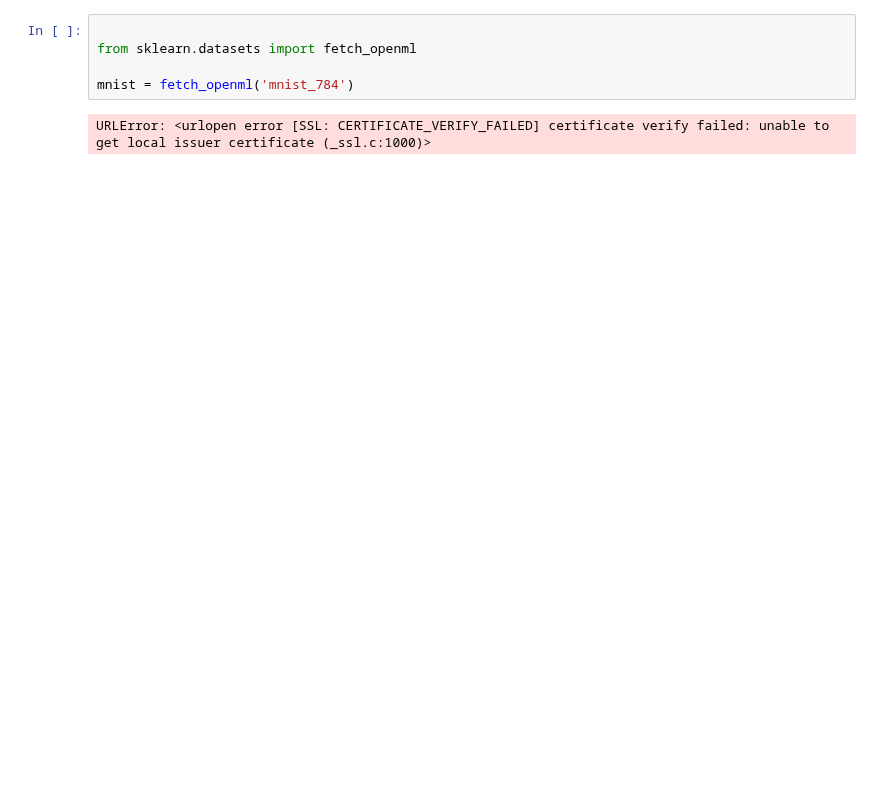
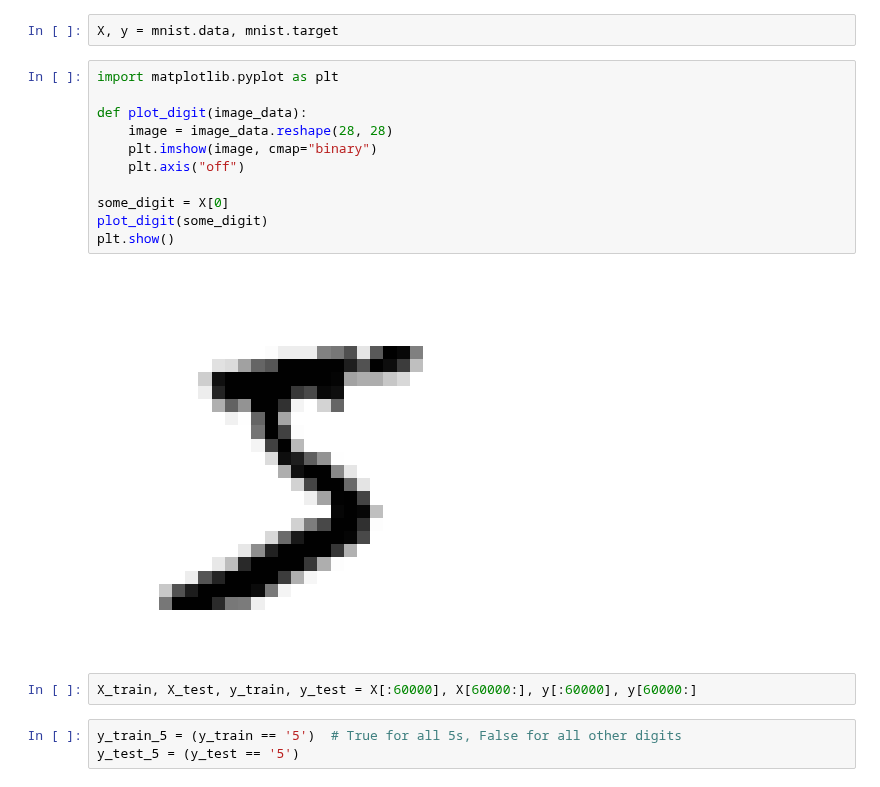
Before and after one commit to ARRYTHEBEAST/HandsOnMachineLearningStudy, a Jupyter notebook: Chapter 3/excercises.ipynb, the cells around one changed output. Drawn from its saved outputs; the diff is of its cells as text; blank space fills up the shorter version.

```diff
--- a/Chapter 3/excercises.ipynb
+++ b/Chapter 3/excercises.ipynb
@@ -21,7 +9,20 @@ URLError: <urlopen error [SSL: CERTIFICATE_VERIFY_FAILED] certificate verify fai
-# %%
-
-from sklearn.datasets import fetch_openml
-
-mnist = fetch_openml('mnist_784')
-# %% [output]
-URLError: <urlopen error [SSL: CERTIFICATE_VERIFY_FAILED] certificate verify failed: unable to get local issuer certificate (_ssl.c:1000)>
+# %%
+X, y = mnist.data, mnist.target
+# %%
+import matplotlib.pyplot as plt
+
+def plot_digit(image_data):
+    image = image_data.reshape(28, 28)
+    plt.imshow(image, cmap="binary")
+    plt.axis("off")
+
+some_digit = X[0]
+plot_digit(some_digit)
+plt.show()
+# %% [output]
+[figure, added]
+# %%
+X_train, X_test, y_train, y_test = X[:60000], X[60000:], y[:60000], y[60000:]
+# %%
+y_train_5 = (y_train == '5')  # True for all 5s, False for all other digits
+y_test_5 = (y_test == '5')
```
Also changed, not shown: parts of 23 cells of this notebook, 1 other file.
